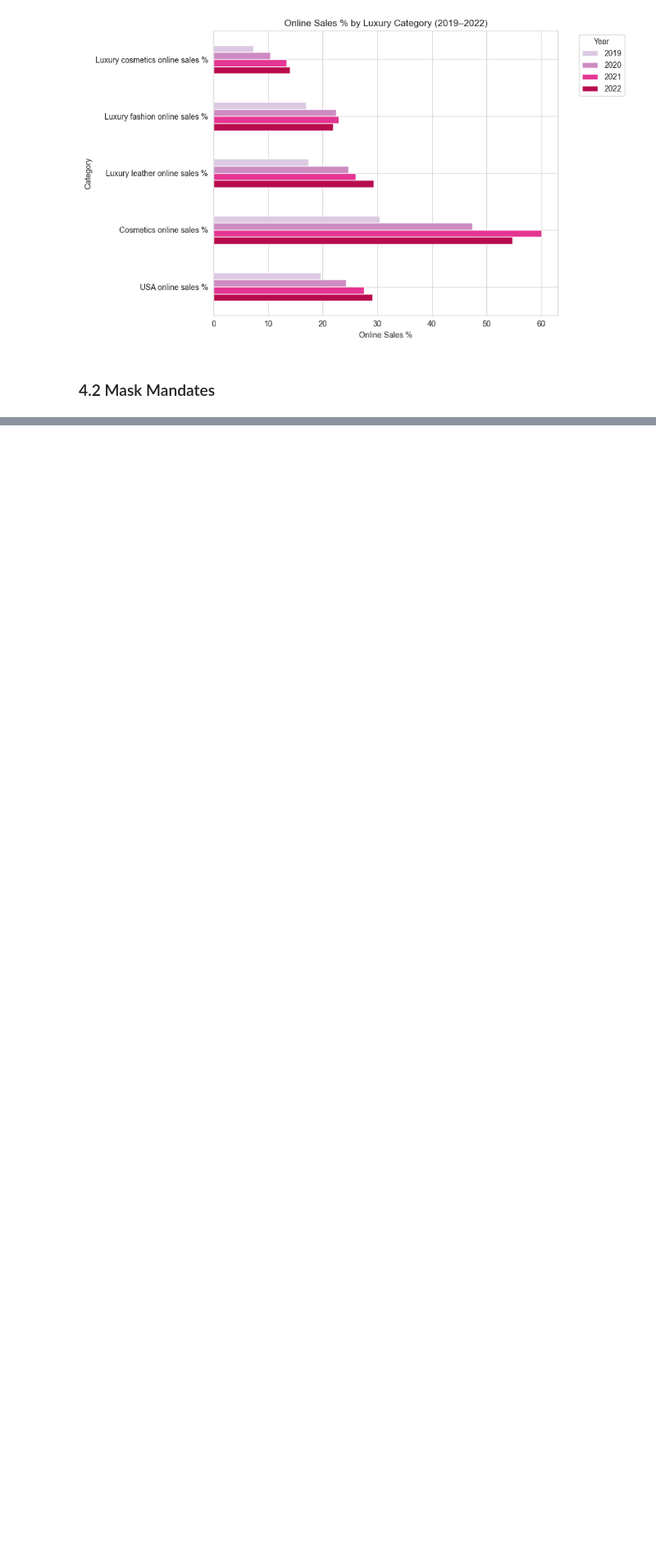
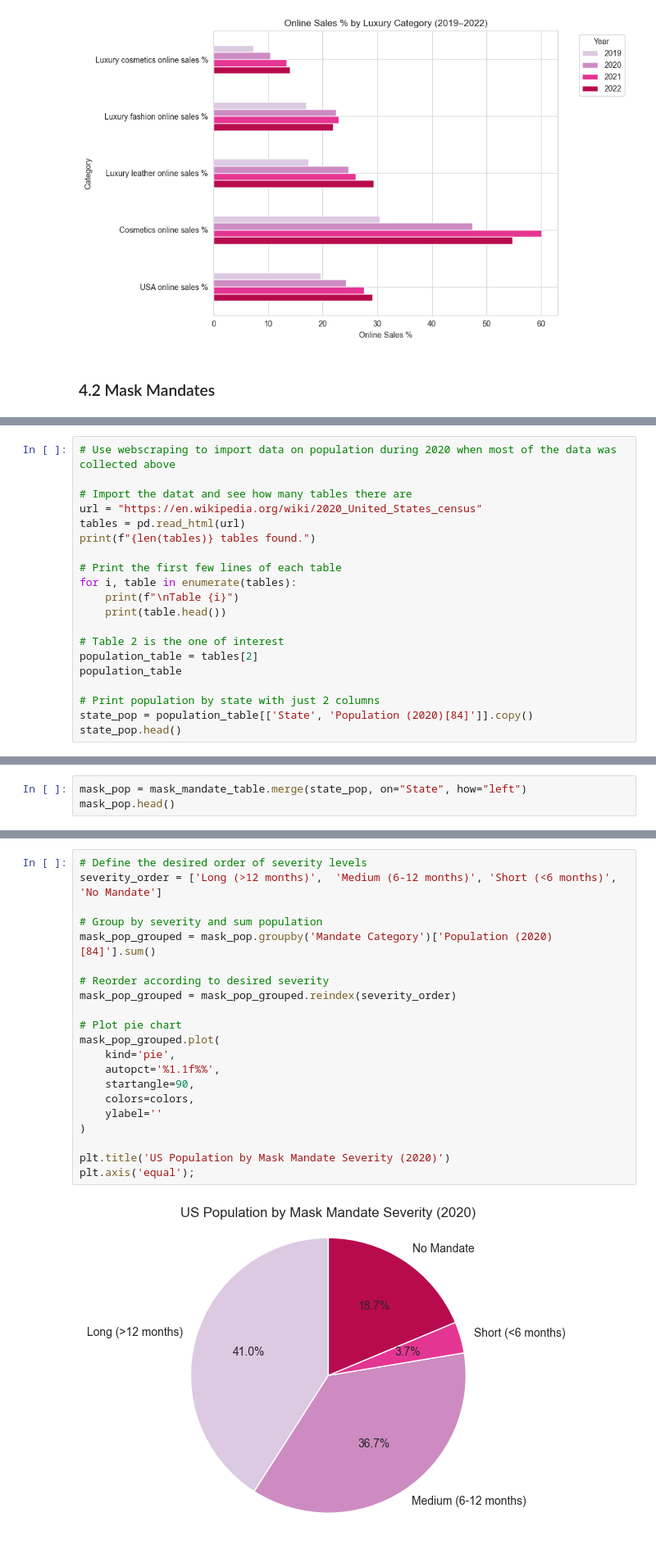
Before and after one commit to kaitlinjohnson1/Luxury_goods_project, a Jupyter notebook: code/visualisations_code.ipynb, the cells around one changed output, grey strips where cells are left out. Shown: that part at 82% size. Saved outputs shown, nothing was run; the diff lists cells and outputs as text; blank space fills up the shorter version.

```diff
--- a/code/visualisations_code.ipynb
+++ b/code/visualisations_code.ipynb
@@ -1717,0 +1842,20 @@ plt.show()
+# %%
+# Use webscraping to import data on population during 2020 when most of the data was collected above
+
+# Import the datat and see how many tables there are
+url = "https://en.wikipedia.org/wiki/2020_United_States_census"
+tables = pd.read_html(url)
+print(f"{len(tables)} tables found.")
+
+# Print the first few lines of each table
+for i, table in enumerate(tables):
+    print(f"\nTable {i}")
+    print(table.head())
+
+# Table 2 is the one of interest
+population_table = tables[2]
+population_table
+
+# Print population by state with just 2 columns
+state_pop = population_table[['State', 'Population (2020)[84]']].copy()
+state_pop.head()
@@ -1717,0 +1886,3 @@ plt.show()
+# %%
+mask_pop = mask_mandate_table.merge(state_pop, on="State", how="left")
+mask_pop.head()
@@ -1717,0 +1896,23 @@ plt.show()
+# %%
+# Define the desired order of severity levels
+severity_order = ['Long (>12 months)',  'Medium (6-12 months)', 'Short (<6 months)', 'No Mandate']
+
+# Group by severity and sum population
+mask_pop_grouped = mask_pop.groupby('Mandate Category')['Population (2020)[84]'].sum()
+
+# Reorder according to desired severity
+mask_pop_grouped = mask_pop_grouped.reindex(severity_order)
+
+# Plot pie chart
+mask_pop_grouped.plot(
+    kind='pie',
+    autopct='%1.1f%%',
+    startangle=90,
+    colors=colors,
+    ylabel=''
+)
+
+plt.title('US Population by Mask Mandate Severity (2020)')
+plt.axis('equal');
+# %% [output]
+[figure, added]
```
Also changed, not shown: parts of 21 cells of this notebook.
